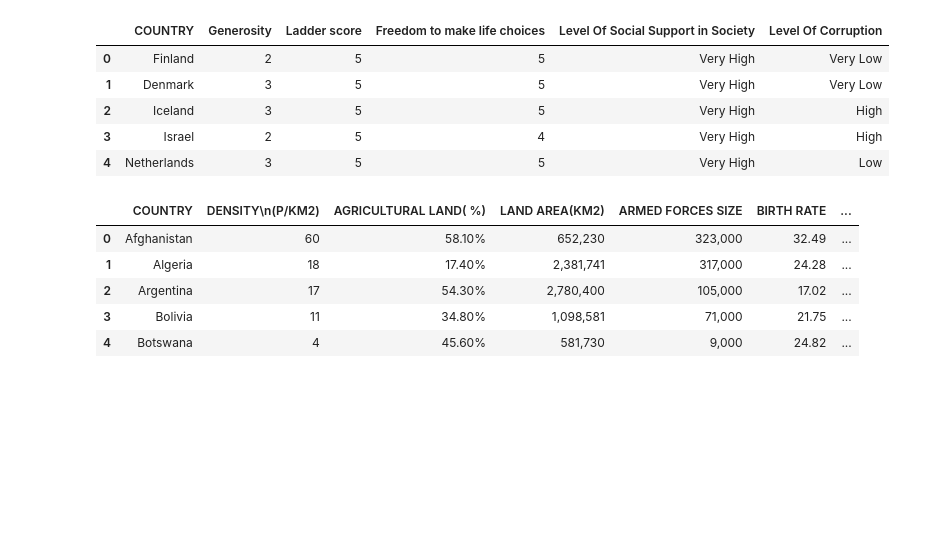
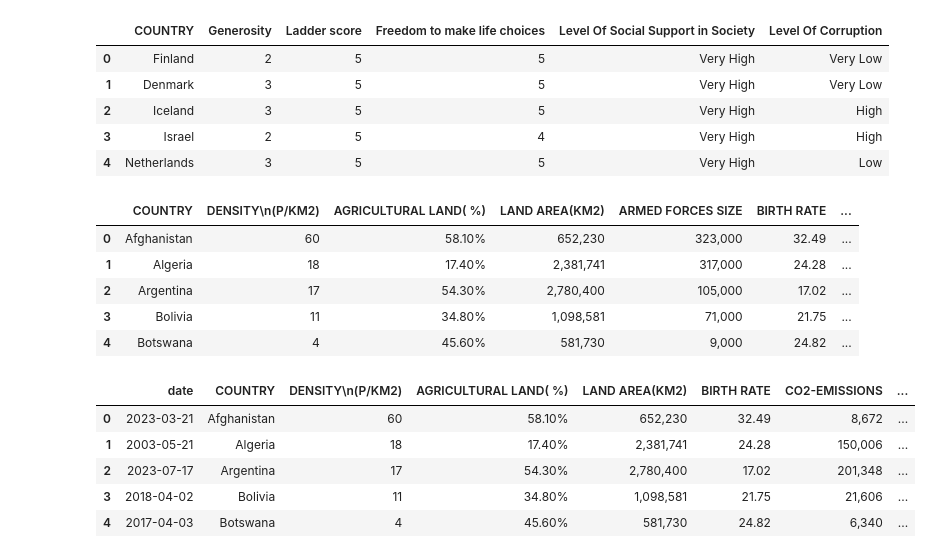
Before and after one commit to pbrar17/Global-Insights-, a Jupyter notebook: GP/project.ipynb, the cells around one changed output. Cells and saved outputs as stored; diff of their text form; code cells hidden in the pictures; blank space fills up the shorter version.

```diff
--- a/GP/project.ipynb
+++ b/GP/project.ipynb
@@ -101,3 +99,15 @@ data.head()
 | 2 | Argentina | 17 | 54.30% | 2,780,400 | 105,000 | 17.02 | ... |
 | 3 | Bolivia | 11 | 34.80% | 1,098,581 | 71,000 | 21.75 | ... |
 | 4 | Botswana | 4 | 45.60% | 581,730 | 9,000 | 24.82 | ... |
+# %%
+data['date'] = pd.to_datetime(data['DATE_TIME']).dt.date
+data = data[['date', 'COUNTRY', 'DENSITY\n(P/KM2)', 'AGRICULTURAL LAND( %)', 'LAND AREA(KM2)', 'BIRTH RATE','CO2-EMISSIONS', 'FERTILITY RATE', 'FORESTED AREA (%)', 'GDP', 'INFANT MORTALITY',  'LIFE EXPECTANCY', 'MINIMUM WAGE', 'OFFICIAL LANGUAGE','PHYSICIANS PER THOUSAND', 'POPULATION', 'TOTAL TAX RATE', 'UNEMPLOYMENT RATE', 'Generosity', 'Ladder score','Freedom to make life choices', 'Level Of Social Support in Society', 'Level Of Corruption']]
+# %%
+data.head()
+# %% [output]
+|  | date | COUNTRY | DENSITY\n(P/KM2) | AGRICULTURAL LAND( %) | LAND AREA(KM2) | BIRTH RATE | CO2-EMISSIONS | ... |
+| 0 | 2023-03-21 | Afghanistan | 60 | 58.10% | 652,230 | 32.49 | 8,672 | ... |
+| 1 | 2003-05-21 | Algeria | 18 | 17.40% | 2,381,741 | 24.28 | 150,006 | ... |
+| 2 | 2023-07-17 | Argentina | 17 | 54.30% | 2,780,400 | 17.02 | 201,348 | ... |
+| 3 | 2018-04-02 | Bolivia | 11 | 34.80% | 1,098,581 | 21.75 | 21,606 | ... |
+| 4 | 2017-04-03 | Botswana | 4 | 45.60% | 581,730 | 24.82 | 6,340 | ... |
```
Also changed, not shown: parts of 9 cells of this notebook.
